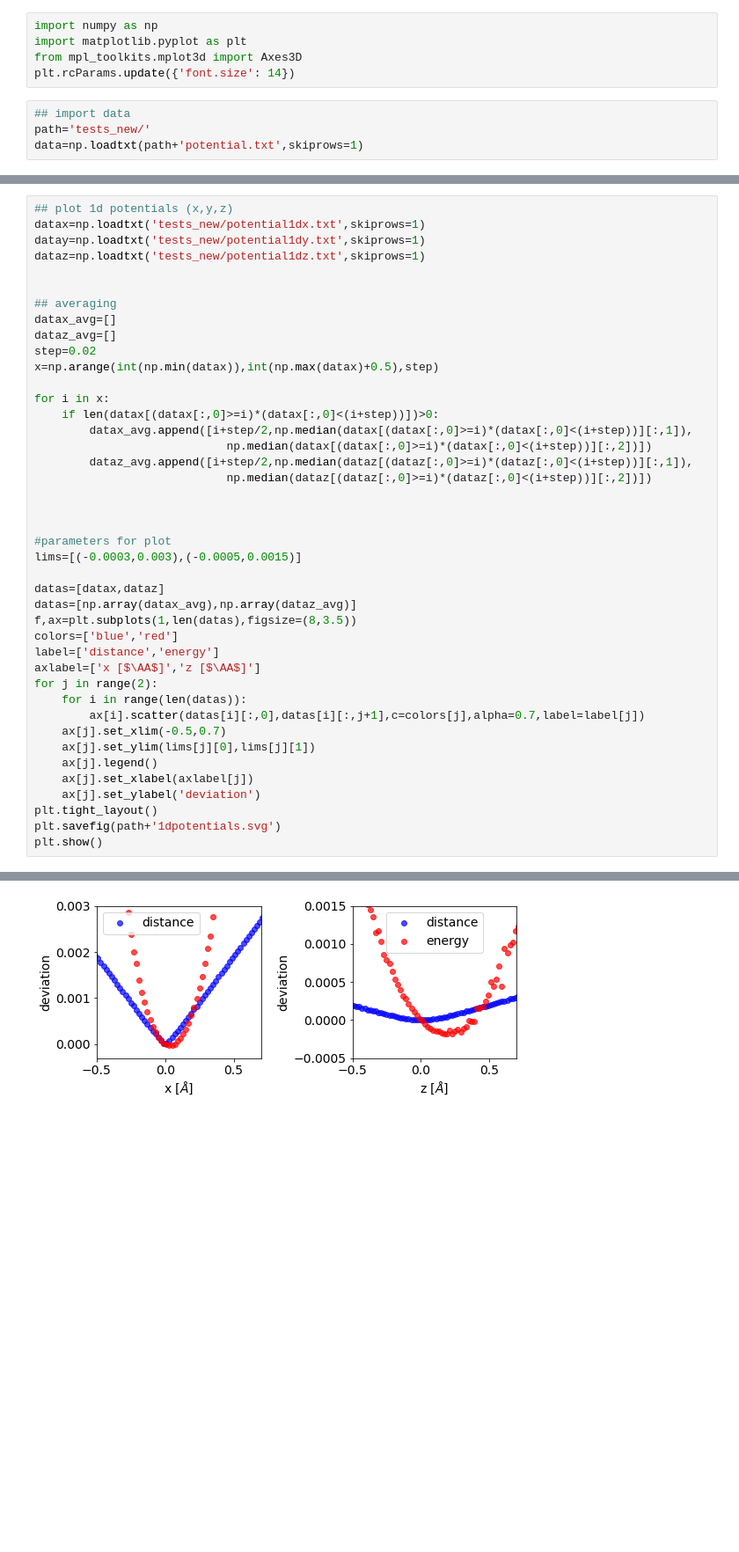
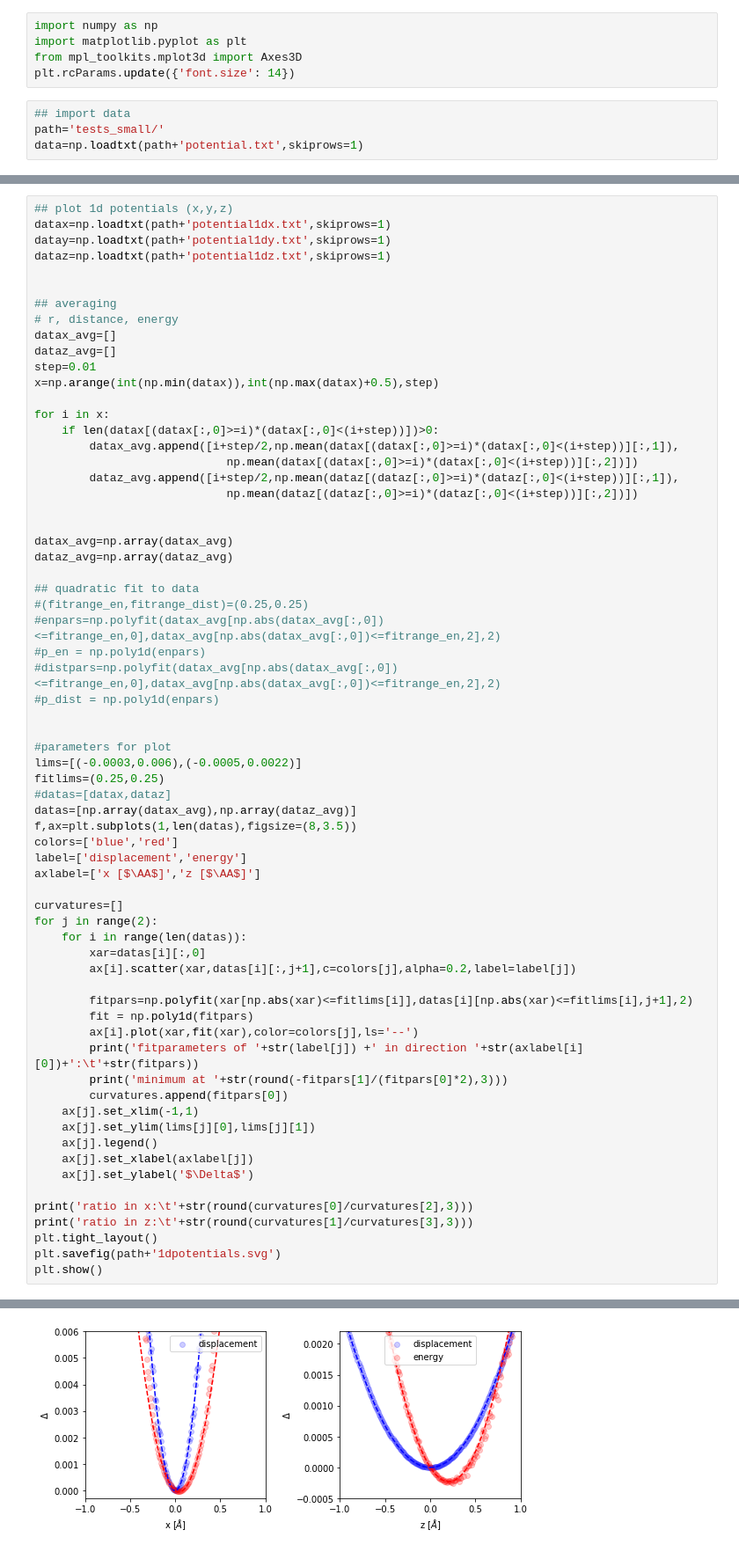
Before and after one commit to christophhofer40/CH-reconstruction, a Jupyter notebook: plot_potential.ipynb, the cells around one changed output, grey strips where cells are left out. Shown at 88% size. Cells and saved outputs as stored; diff of their text form; blank space fills up the shorter version.

```diff
--- a/plot_potential.ipynb
+++ b/plot_potential.ipynb
@@ -5,7 +5,7 @@ from mpl_toolkits.mplot3d import Axes3D
 plt.rcParams.update({'font.size': 14})
 # %%
 ## import data
-path='tests_new/'
+path='tests_small/'
 data=np.loadtxt(path+'potential.txt',skiprows=1)
 # %%
 ## set up variables
@@ -54,42 +54,66 @@ plt.show()
 # %%
 ## plot 1d potentials (x,y,z)
-datax=np.loadtxt('tests_new/potential1dx.txt',skiprows=1)
-datay=np.loadtxt('tests_new/potential1dy.txt',skiprows=1)
-dataz=np.loadtxt('tests_new/potential1dz.txt',skiprows=1)
+datax=np.loadtxt(path+'potential1dx.txt',skiprows=1)
+datay=np.loadtxt(path+'potential1dy.txt',skiprows=1)
+dataz=np.loadtxt(path+'potential1dz.txt',skiprows=1)
 
 
 ## averaging
+# r, distance, energy
 datax_avg=[]
 dataz_avg=[]
-step=0.02
+step=0.01
 x=np.arange(int(np.min(datax)),int(np.max(datax)+0.5),step)
 
 for i in x:
     if len(datax[(datax[:,0]>=i)*(datax[:,0]<(i+step))])>0:
-        datax_avg.append([i+step/2,np.median(datax[(datax[:,0]>=i)*(datax[:,0]<(i+step))][:,1]),
-                            np.median(datax[(datax[:,0]>=i)*(datax[:,0]<(i+step))][:,2])])
-        dataz_avg.append([i+step/2,np.median(dataz[(dataz[:,0]>=i)*(dataz[:,0]<(i+step))][:,1]),
-                            np.median(dataz[(dataz[:,0]>=i)*(dataz[:,0]<(i+step))][:,2])])
+        datax_avg.append([i+step/2,np.mean(datax[(datax[:,0]>=i)*(datax[:,0]<(i+step))][:,1]),
+                            np.mean(datax[(datax[:,0]>=i)*(datax[:,0]<(i+step))][:,2])])
+        dataz_avg.append([i+step/2,np.mean(dataz[(dataz[:,0]>=i)*(dataz[:,0]<(i+step))][:,1]),
+                            np.mean(dataz[(dataz[:,0]>=i)*(dataz[:,0]<(i+step))][:,2])])
 
+
+datax_avg=np.array(datax_avg)
+dataz_avg=np.array(dataz_avg)
+
+## quadratic fit to data
+#(fitrange_en,fitrange_dist)=(0.25,0.25)
+#enpars=np.polyfit(datax_avg[np.abs(datax_avg[:,0])<=fitrange_en,0],datax_avg[np.abs(datax_avg[:,0])<=fitrange_en,2],2)
+#p_en = np.poly1d(enpars)
+#distpars=np.polyfit(datax_avg[np.abs(datax_avg[:,0])<=fitrange_en,0],datax_avg[np.abs(datax_avg[:,0])<=fitrange_en,2],2)
+#p_dist = np.poly1d(enpars)
 
 
 #parameters for plot
-lims=[(-0.0003,0.003),(-0.0005,0.0015)]
-
-datas=[datax,dataz]
+lims=[(-0.0003,0.006),(-0.0005,0.0022)]
+fitlims=(0.25,0.25)
+#datas=[datax,dataz]
 datas=[np.array(datax_avg),np.array(dataz_avg)]
 f,ax=plt.subplots(1,len(datas),figsize=(8,3.5))
 colors=['blue','red']
-label=['distance','energy']
+label=['displacement','energy']
 axlabel=['x [$\AA$]','z [$\AA$]']
+
+curvatures=[]
 for j in range(2):
     for i in range(len(datas)):
-        ax[i].scatter(datas[i][:,0],datas[i][:,j+1],c=colors[j],alpha=0.7,label=label[j])
-    ax[j].set_xlim(-0.5,0.7)
+        xar=datas[i][:,0]
+        ax[i].scatter(xar,datas[i][:,j+1],c=colors[j],alpha=0.2,label=label[j])
+
+        fitpars=np.polyfit(xar[np.abs(xar)<=fitlims[i]],datas[i][np.abs(xar)<=fitlims[i],j+1],2)
+        fit = np.poly1d(fitpars)
+        ax[i].plot(xar,fit(xar),color=colors[j],ls='--')
+        print('fitparameters of '+str(label[j]) +' in direction '+str(axlabel[i][0])+':\t'+str(fitpars))
+        print('minimum at '+str(round(-fitpars[1]/(fitpars[0]*2),3)))
+        curvatures.append(fitpars[0])
+    ax[j].set_xlim(-1,1)
     ax[j].set_ylim(lims[j][0],lims[j][1])
     ax[j].legend()
     ax[j].set_xlabel(axlabel[j])
-    ax[j].set_ylabel('deviation')
+    ax[j].set_ylabel('$\Delta$')
+
+print('ratio in x:\t'+str(round(curvatures[0]/curvatures[2],3)))
+print('ratio in z:\t'+str(round(curvatures[1]/curvatures[3],3)))
 plt.tight_layout()
 plt.savefig(path+'1dpotentials.svg')
 plt.show()
@@ -97 +131 @@ plt.show()
-[figure, old version]
+[figure, new version]
```
Also changed, not shown: parts of 7 cells of this notebook, 4 other files.
